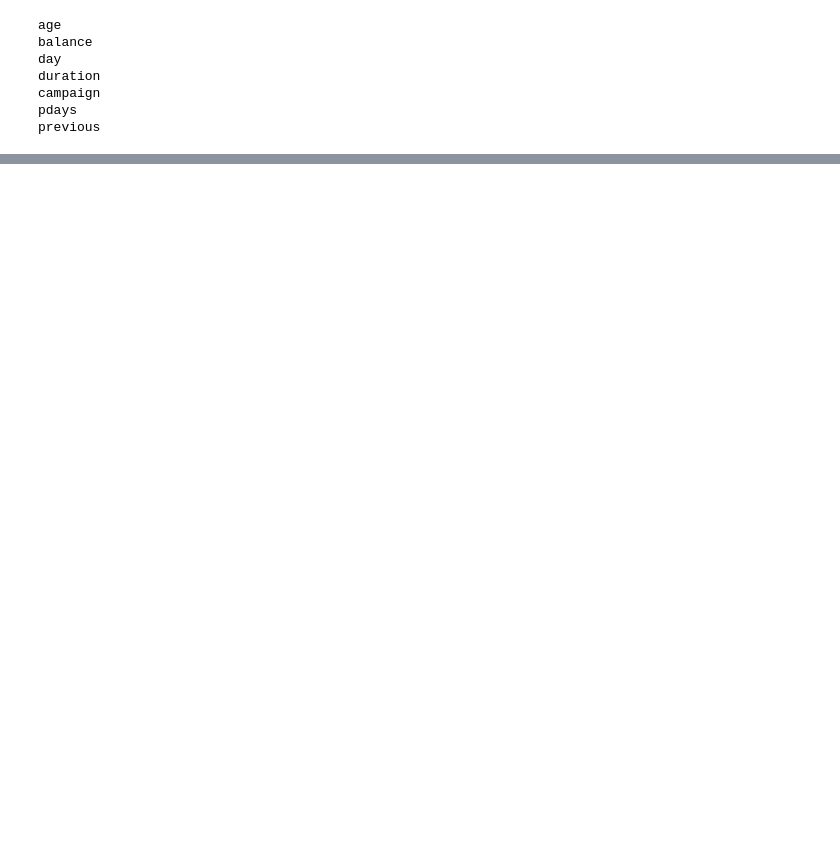
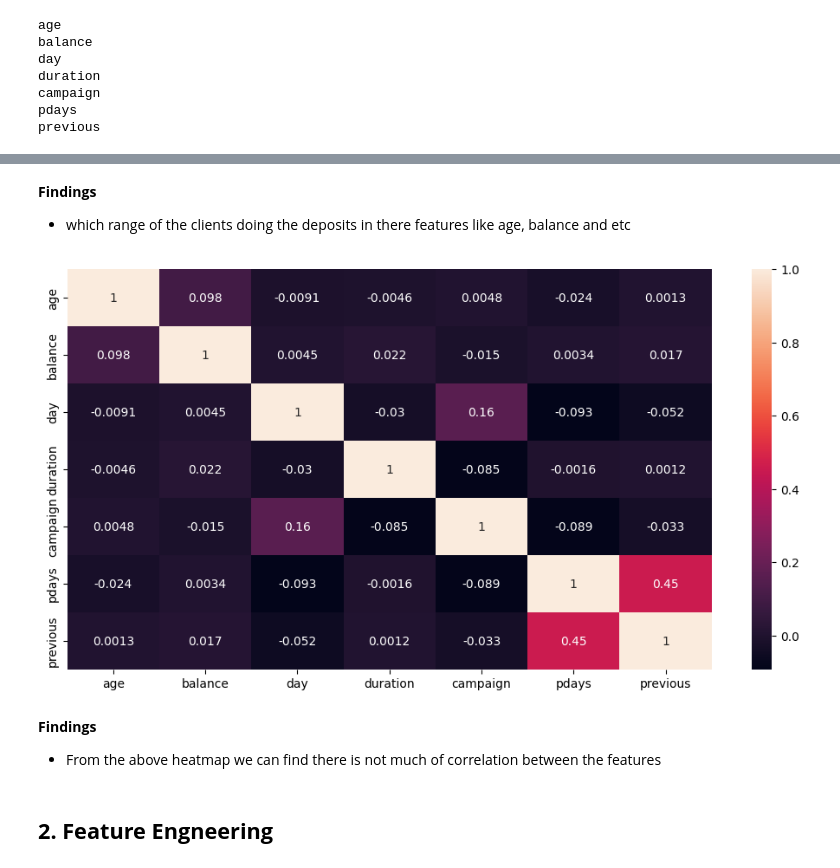
Before and after one commit to Aashiff2003/Predict-Term-Deposit-Subscription-, a Jupyter notebook: Predict Term Deposit Subscribtion.ipynb, the cells around one changed output, grey strips where cells are left out. Saved outputs shown, nothing was run; the diff lists cells and outputs as text; code cells hidden in the pictures; blank space fills up the shorter version.

```diff
--- a/Predict Term Deposit Subscribtion.ipynb
+++ b/Predict Term Deposit Subscribtion.ipynb
@@ -161,0 +169,17 @@ plt.show()
+# %% [markdown]
+**Findings**
+-  which range of the clients doing the deposits  in there features like age, balance and etc
+# %%
+# Correlation between numerical fetures
+cor = df.select_dtypes(include=['number']).corr()
+fig = plt.figure(figsize=(12,6))
+sns.heatmap(cor, annot= True)
+
+plt.show()
+# %% [output]
+[figure, added]
+# %% [markdown]
+**Findings**
+- From the above heatmap we can find there is not much of correlation between the features
+# %% [markdown]
+## **2. Feature Engneering**
```
Also changed, not shown: parts of 10 cells of this notebook.
